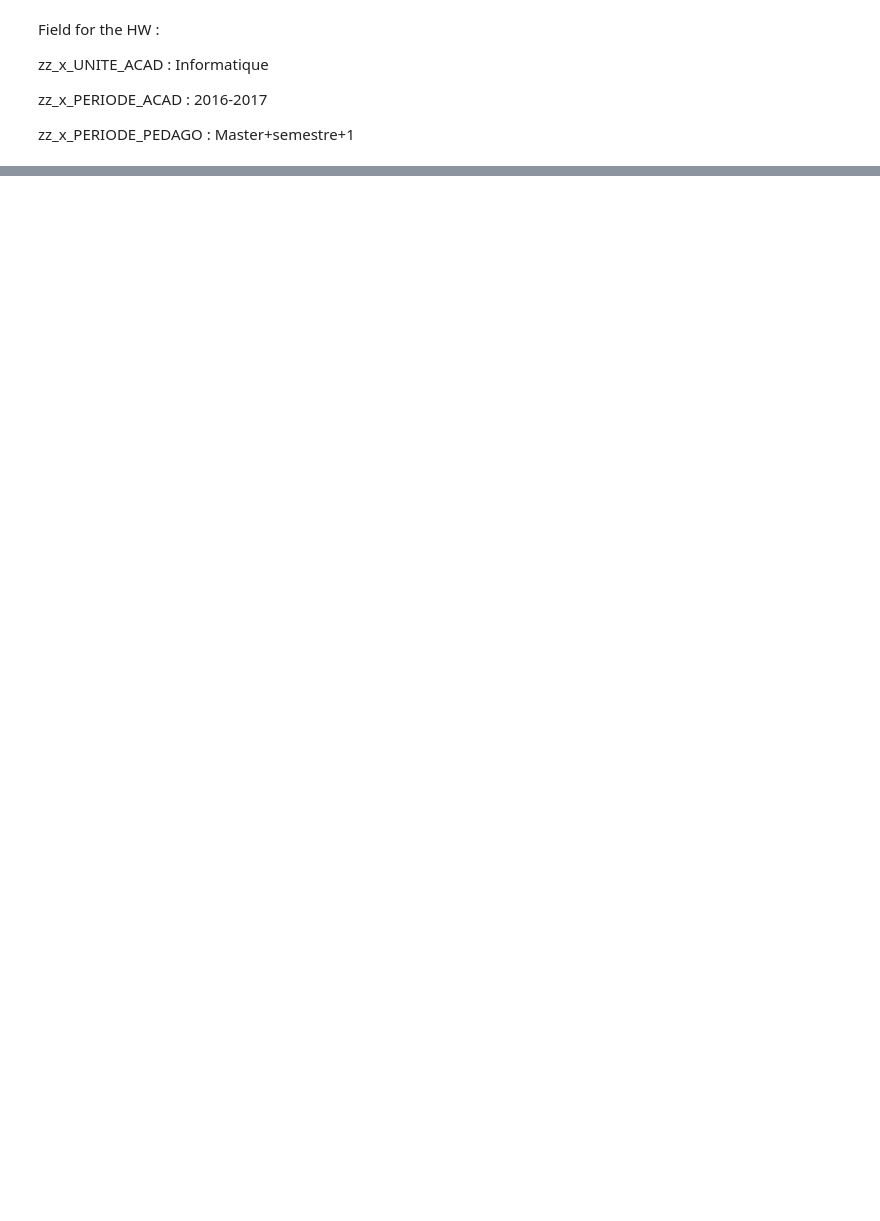
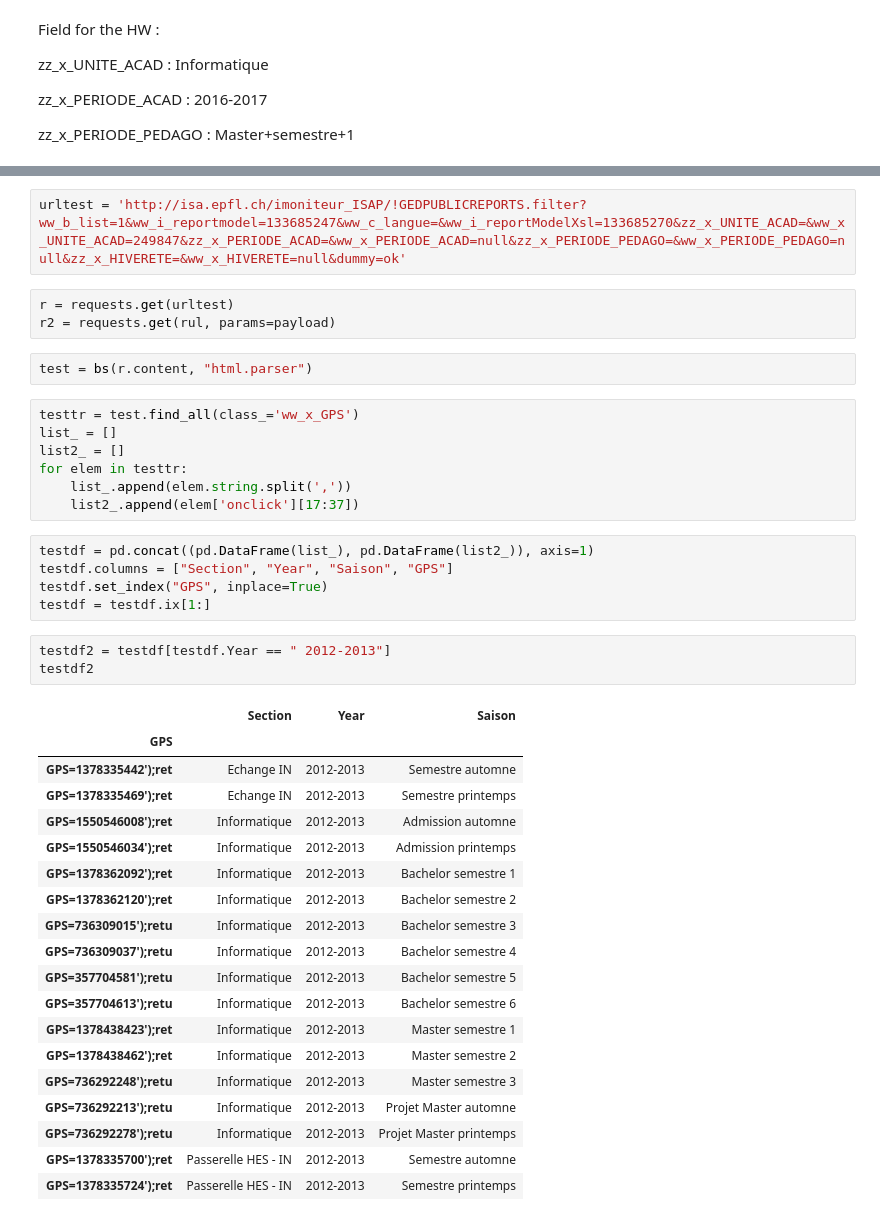
Before and after one commit to sylb/adaHomeworks, a Jupyter notebook: 02 - Data from the Web/HW3 work.ipynb, the cells around one changed output, grey strips where cells are left out. Drawn from its saved outputs; the diff is of its cells as text; blank space fills up the shorter version.

```diff
--- a/02 - Data from the Web/HW3 work.ipynb
+++ b/02 - Data from the Web/HW3 work.ipynb
@@ -221,0 +221,42 @@ zz_x_PERIODE_PEDAGO : Master+semestre+1
+# %%
+urltest = 'http://isa.epfl.ch/imoniteur_ISAP/!GEDPUBLICREPORTS.filter?ww_b_list=1&ww_i_reportmodel=133685247&ww_c_langue=&ww_i_reportModelXsl=133685270&zz_x_UNITE_ACAD=&ww_x_UNITE_ACAD=249847&zz_x_PERIODE_ACAD=&ww_x_PERIODE_ACAD=null&zz_x_PERIODE_PEDAGO=&ww_x_PERIODE_PEDAGO=null&zz_x_HIVERETE=&ww_x_HIVERETE=null&dummy=ok'
+# %%
+r = requests.get(urltest)
+r2 = requests.get(rul, params=payload)
+# %%
+test = bs(r.content, "html.parser")
+# %%
+testtr = test.find_all(class_='ww_x_GPS')
+list_ = []
+list2_ = []
+for elem in testtr:
+    list_.append(elem.string.split(','))
+    list2_.append(elem['onclick'][17:37])
+# %%
+testdf = pd.concat((pd.DataFrame(list_), pd.DataFrame(list2_)), axis=1)
+testdf.columns = ["Section", "Year", "Saison", "GPS"]
+testdf.set_index("GPS", inplace=True)
+testdf = testdf.ix[1:]
+# %%
+testdf2 = testdf[testdf.Year == " 2012-2013"]
+testdf2
+# %% [output]
+|  | Section | Year | Saison |
+| GPS |  |  |  |
+| GPS=1378335442');ret | Echange IN | 2012-2013 | Semestre automne |
+| GPS=1378335469');ret | Echange IN | 2012-2013 | Semestre printemps |
+| GPS=1550546008');ret | Informatique | 2012-2013 | Admission automne |
+| GPS=1550546034');ret | Informatique | 2012-2013 | Admission printemps |
+| GPS=1378362092');ret | Informatique | 2012-2013 | Bachelor semestre 1 |
+| GPS=1378362120');ret | Informatique | 2012-2013 | Bachelor semestre 2 |
+| GPS=736309015');retu | Informatique | 2012-2013 | Bachelor semestre 3 |
+| GPS=736309037');retu | Informatique | 2012-2013 | Bachelor semestre 4 |
+| GPS=357704581');retu | Informatique | 2012-2013 | Bachelor semestre 5 |
+| GPS=357704613');retu | Informatique | 2012-2013 | Bachelor semestre 6 |
+| GPS=1378438423');ret | Informatique | 2012-2013 | Master semestre 1 |
+| GPS=1378438462');ret | Informatique | 2012-2013 | Master semestre 2 |
+| GPS=736292248');retu | Informatique | 2012-2013 | Master semestre 3 |
+| GPS=736292213');retu | Informatique | 2012-2013 | Projet Master automne |
+| GPS=736292278');retu | Informatique | 2012-2013 | Projet Master printemps |
+| GPS=1378335700');ret | Passerelle HES - IN | 2012-2013 | Semestre automne |
+| GPS=1378335724');ret | Passerelle HES - IN | 2012-2013 | Semestre printemps |
```
Also changed, not shown: parts of 9 cells of this notebook.
